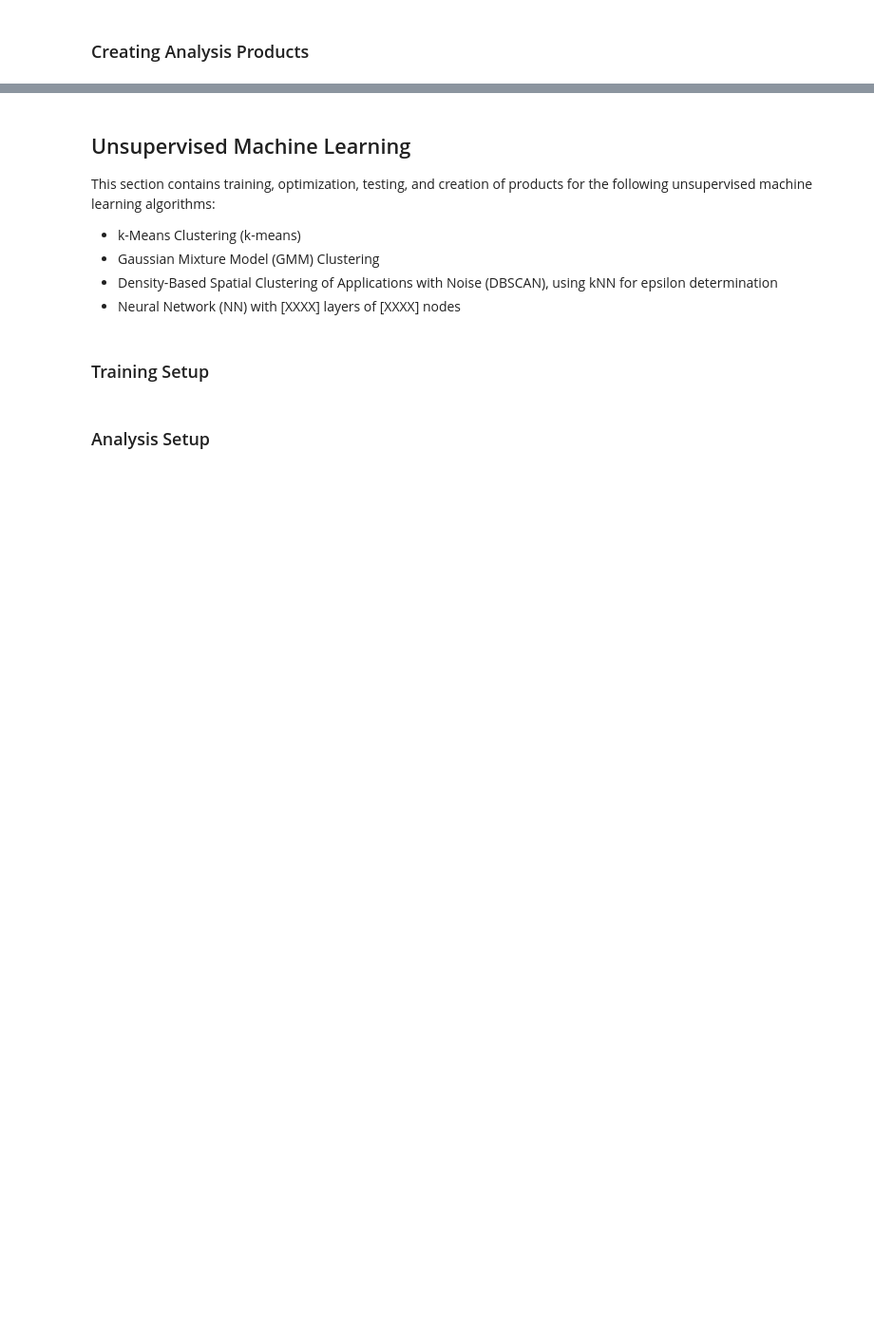
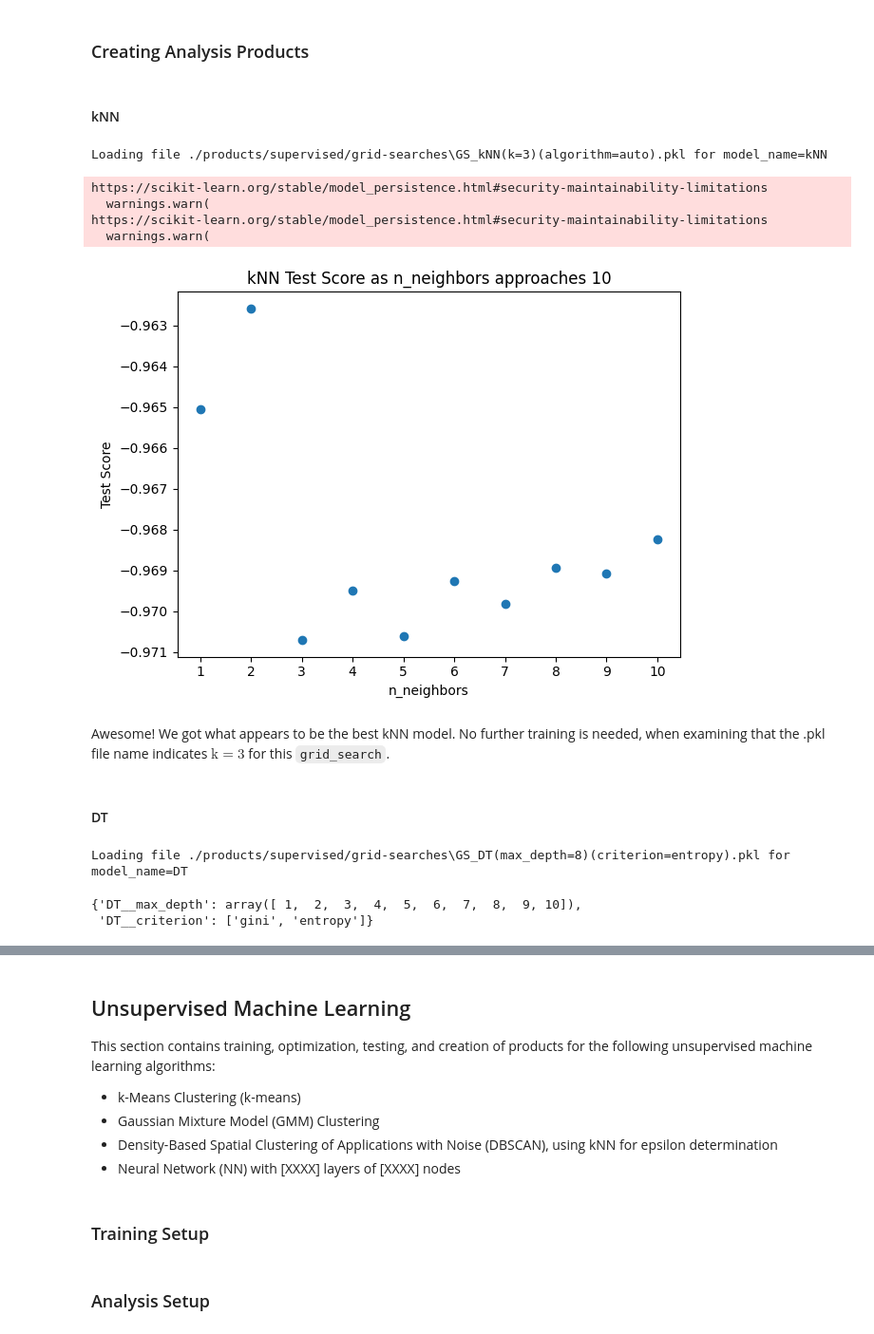
Before and after one commit to eli-johnson-04/sdss-performance-comparison, a Jupyter notebook: script.ipynb, the cells around one changed output, grey strips where cells are left out. Shown: that part at 95% size. Saved outputs shown, nothing was run; the diff lists cells and outputs as text; code cells hidden in the pictures; blank space fills up the shorter version.

Commit message:
improve some grid searches and make some charts!

```diff
--- a/script.ipynb
+++ b/script.ipynb
@@ -163,8 +163,8 @@ def get_model_and_model_str(gs, model_name=None):
             feature_str = f'(n_estimators={n_est})'
         case 'AdaBoost':
             model = gs.best_estimator_[0]
-            n_est = gs.best_params_['ADA__n_estimators']
-            learn_rate = gs.best_params_['ADA__learning_rate']
+            n_est = gs.best_params_['AdaBoost__n_estimators']
+            learn_rate = gs.best_params_['AdaBoost__learning_rate']
             feature_str = f'(n_estimators={n_est})(learning_rate={learn_rate})'
         case _:
             raise ValueError('The \'model_name\' parameter cannot be unspecified. Please set \'model_name\' equal to \'kNN\', \'DT\', \'SVM-C\', \'RF-C\', or \'AdaBoost\'.')
@@ -209,7 +209,7 @@ def load_model(pkl_name=None, model_name=None, return_feature_str=False):
 def save_grid_search(gs, model_name):
     model, feature_str = get_model_and_model_str(gs, model_name)
     loc = getloc_for_pkl(model_name, isModel=False)
-    with open(f'{loc}{feature_str}.pkl', 'wb') as f:
+    with open(f'{loc}GS_{feature_str}.pkl', 'wb') as f:
         pickle.dump(gs, f)
 
 # Get a grid search from a specific location or by name. If by name, return the first result.
@@ -217,10 +217,11 @@ def load_grid_search(pkl_name=None, model_name=None, return_feature_str=False):
     if model_name: loc = getloc_for_pkl(model_name, isModel=False)
 
     # Get the name of the .pkl file based on which parameter was provided
-    filename = glob.glob(f'{loc}{model_name}*.pkl' if model_name else pkl_name)[0]
+    filename = glob.glob(f'{loc}GS_{model_name}*.pkl' if model_name else pkl_name)[0]
+    print(f'Loading file {filename} for {('model_name=' + model_name) if model_name else ('pkl_name=' + pkl_name)}')
 
     with open(filename, 'rb') as f:
-        return pickle.load(f) if not return_feature_str else pickle.load(f), get_feature_str_from_filename(filename)
+        return (pickle.load(f)) if not return_feature_str else (pickle.load(f), get_feature_str_from_filename(filename))
 # %% [markdown]
 ## Supervised Machine Learning
 
@@ -470,2 +485,27 @@ gs_adaboost = get_grid_search_results(pipe_adaboost, pg_adaboost)
 # %% [markdown]
 ### Creating Analysis Products
+# %% [markdown]
+#### kNN
+# %%
+# DOWNLOADED FROM HIPERGATOR
+hg_gs_knn, hg_knn_ftr_str = load_grid_search(model_name='kNN', return_feature_str=True)
+plot_test_score_vs_k_knn(hg_gs_knn)
+# %% [output]
+Loading file ./products/supervised/grid-searches\GS_kNN(k=3)(algorithm=auto).pkl for model_name=kNN
+https://scikit-learn.org/stable/model_persistence.html#security-maintainability-limitations
+  warnings.warn(
+https://scikit-learn.org/stable/model_persistence.html#security-maintainability-limitations
+  warnings.warn(
+[figure, added]
+# %% [markdown]
+Awesome! We got what appears to be the best kNN model. No further training is needed, when examining that the .pkl file name indicates $\text{k}=3$ for this `grid_search`.
+# %% [markdown]
+#### DT
+# %%
+# DOWNLOADED FROM HIPERGATOR
+hg_gs_dt, hg_dt_ftr_str = load_grid_search(model_name='DT', return_feature_str=True)
+hg_gs_dt.param_grid
+# %% [output]
+Loading file ./products/supervised/grid-searches\GS_DT(max_depth=8)(criterion=entropy).pkl for model_name=DT
+{'DT__max_depth': array([ 1,  2,  3,  4,  5,  6,  7,  8,  9, 10]),
+ 'DT__criterion': ['gini', 'entropy']}
```
Also changed, not shown: parts of 29 cells of this notebook, 14 other files.
